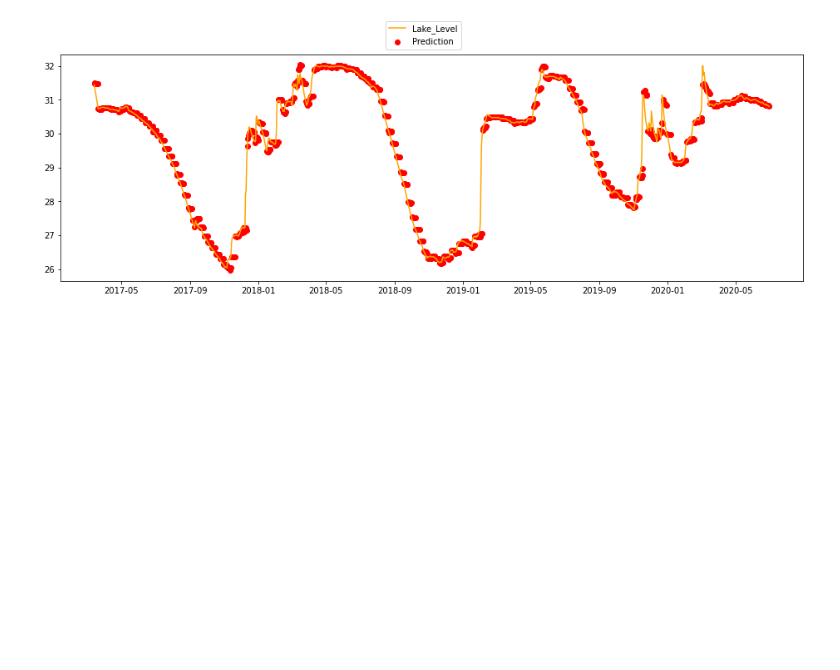
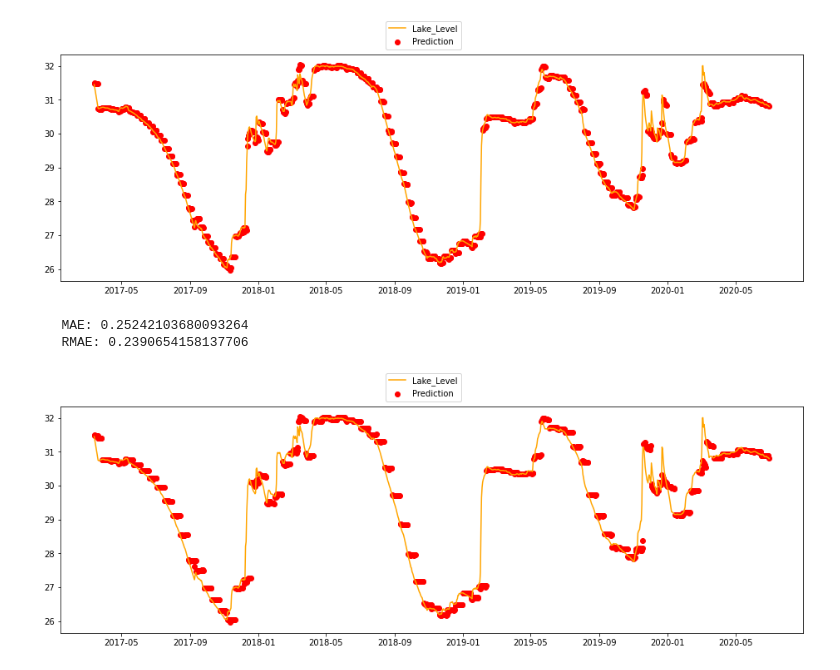
Before and after one commit to KlemenKozelj/master_thesis, a Jupyter notebook: 02_Lake_Bilancino_Time_Series.ipynb, the cells around one changed output. Cells and saved outputs as stored; diff of their text form; code cells hidden in the pictures; blank space fills up the shorter version.

```diff
--- a/02_Lake_Bilancino_Time_Series.ipynb
+++ b/02_Lake_Bilancino_Time_Series.ipynb
@@ -407,3 +420,9 @@ sarimax_rolling_forecast(df, test_percentage, 7, order=(1, 1, 0), season=(1, 1,
    MAE: 0.1207177705105504573
    RMAE: 0.06079391237398588
 [figure]
+# %%
+sarimax_rolling_forecast(df, test_percentage, 14, order=(1, 1, 0), season=(1, 1, 0, 365))
+# %% [output]
+   MAE: 0.25242103680093264
+   RMAE: 0.2390654158137706
+[figure, added]
```
Also changed, not shown: parts of 2 cells of this notebook, 1 other file.
